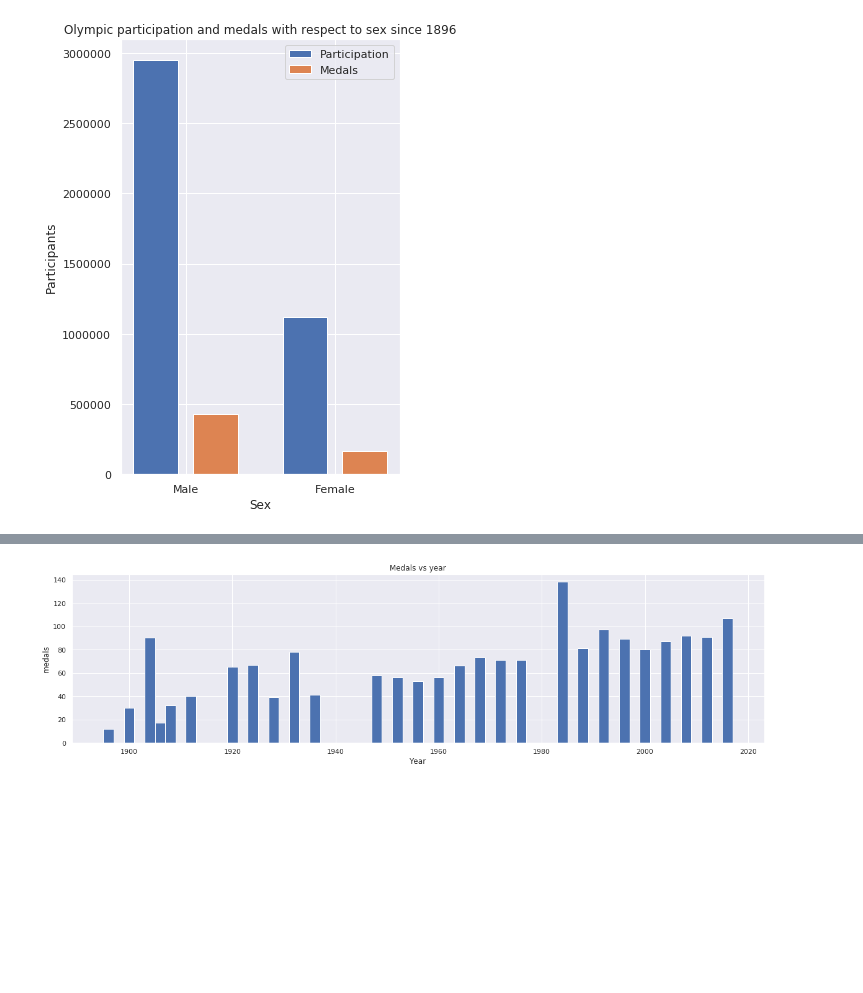
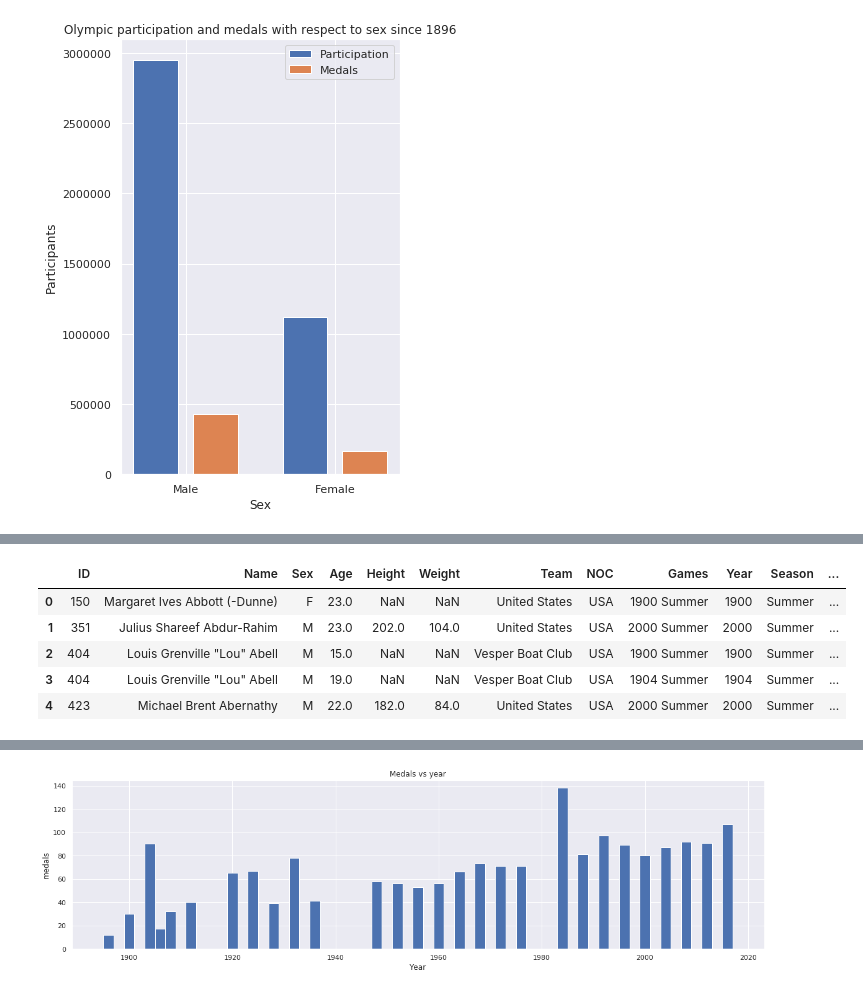
Before and after one commit to Rohan-Agarwal-Developer/olympic-data-visualizations, a Jupyter notebook: study.ipynb, the cells around one changed output, grey strips where cells are left out. Saved outputs shown, nothing was run; the diff lists cells and outputs as text; code cells hidden in the pictures; blank space fills up the shorter version.

```diff
--- a/study.ipynb
+++ b/study.ipynb
@@ -339,0 +150,10 @@ Name: Year, dtype: int64
+# %%
+gold_medalists = data_country[data_country['Medal'] == 'Gold'].reset_index(drop=True)
+gold_medalists.head()
+# %% [output]
+|  | ID | Name | Sex | Age | Height | Weight | Team | NOC | Games | Year | Season | ... |
+| 0 | 150 | Margaret Ives Abbott (-Dunne) | F | 23.0 | NaN | NaN | United States | USA | 1900 Summer | 1900 | Summer | ... |
+| 1 | 351 | Julius Shareef Abdur-Rahim | M | 23.0 | 202.0 | 104.0 | United States | USA | 2000 Summer | 2000 | Summer | ... |
+| 2 | 404 | Louis Grenville "Lou" Abell | M | 15.0 | NaN | NaN | Vesper Boat Club | USA | 1900 Summer | 1900 | Summer | ... |
+| 3 | 404 | Louis Grenville "Lou" Abell | M | 19.0 | NaN | NaN | Vesper Boat Club | USA | 1904 Summer | 1904 | Summer | ... |
+| 4 | 423 | Michael Brent Abernathy | M | 22.0 | 182.0 | 84.0 | United States | USA | 2000 Summer | 2000 | Summer | ... |
```
Also changed, not shown: parts of 53 cells of this notebook.
